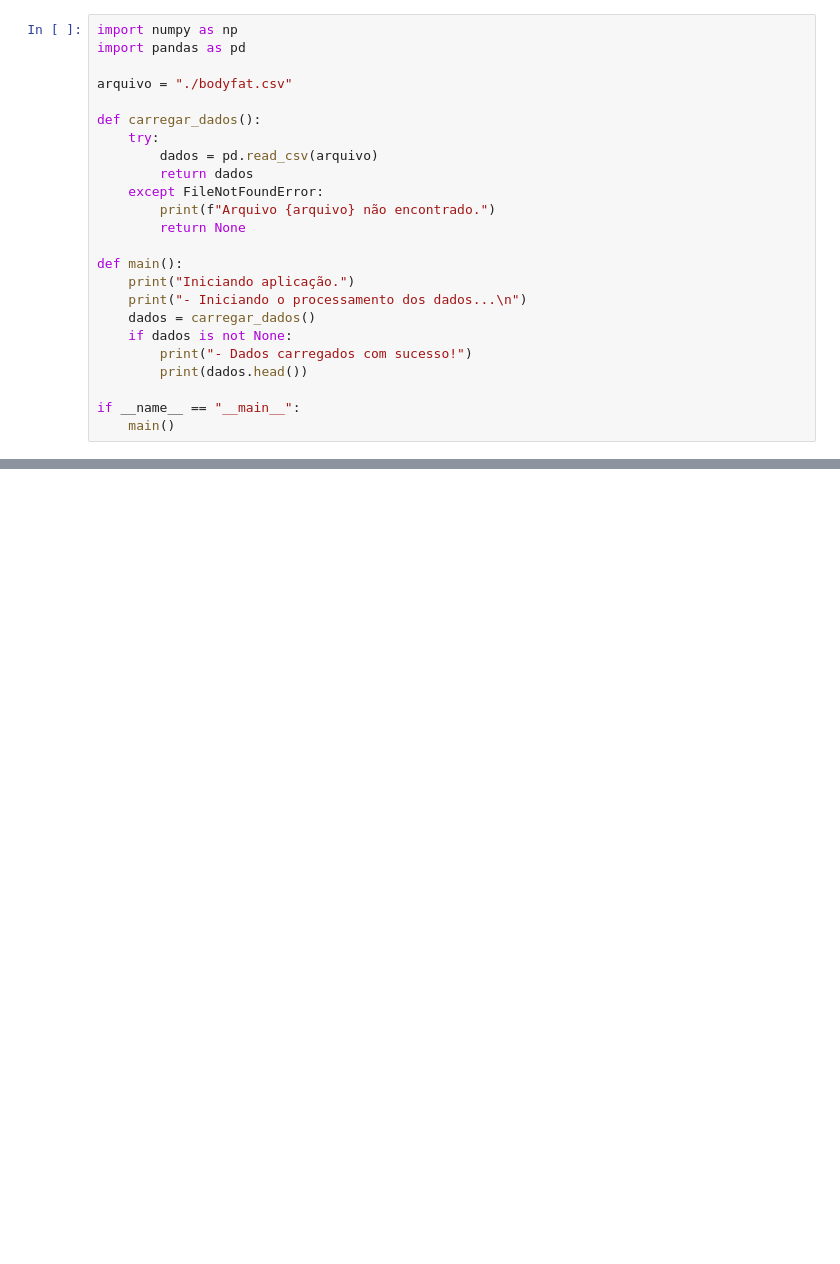
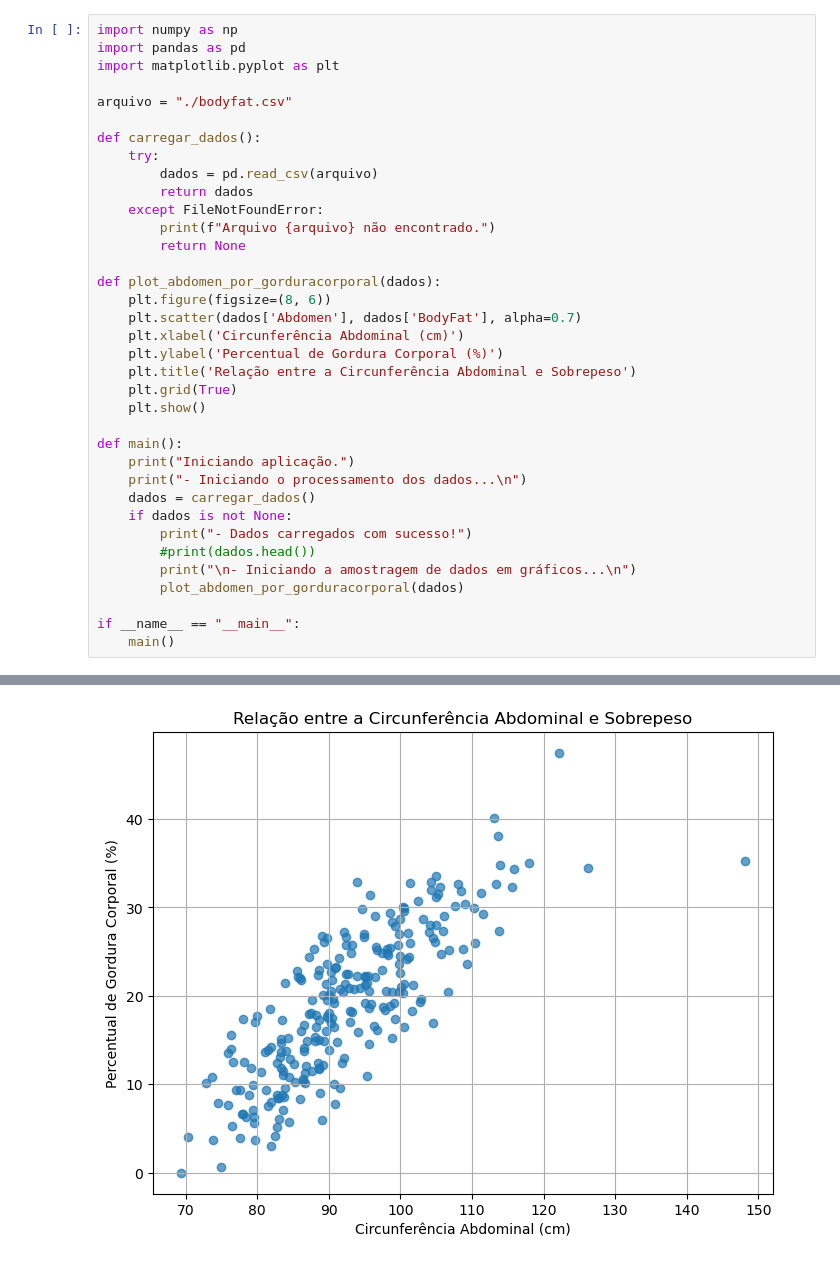
Before and after one commit to eduardoschettini/CV_Desafio_Final_Estatistica, a Jupyter notebook: desafio_final.ipynb, the cells around one changed output, grey strips where cells are left out. Saved outputs shown, nothing was run; the diff lists cells and outputs as text; blank space fills up the shorter version.

Commit message:
Criei uma relação entre tamanho do abdomen e gordura corporal

```diff
--- a/desafio_final.ipynb
+++ b/desafio_final.ipynb
@@ -1,6 +1,7 @@
 # %%
 import numpy as np
 import pandas as pd
+import matplotlib.pyplot as plt
 
 arquivo = "./bodyfat.csv"
 
@@ -12,13 +13,24 @@ def carregar_dados():
         print(f"Arquivo {arquivo} não encontrado.")
         return None
 
+def plot_abdomen_por_gorduracorporal(dados):
+    plt.figure(figsize=(8, 6))
+    plt.scatter(dados['Abdomen'], dados['BodyFat'], alpha=0.7)
+    plt.xlabel('Circunferência Abdominal (cm)')
+    plt.ylabel('Percentual de Gordura Corporal (%)')
+    plt.title('Relação entre a Circunferência Abdominal e Sobrepeso')
+    plt.grid(True)
+    plt.show()
+
 def main():
     print("Iniciando aplicação.")
     print("- Iniciando o processamento dos dados...\n")
     dados = carregar_dados()
     if dados is not None:
         print("- Dados carregados com sucesso!")
-        print(dados.head())
+        #print(dados.head())
+        print("\n- Iniciando a amostragem de dados em gráficos...\n")
+        plot_abdomen_por_gorduracorporal(dados)
 
 if __name__ == "__main__":
     main()
@@ -40,0 +57 @@ Dados carregados com sucesso!
+[figure, added]
```
Also changed, not shown: parts of 1 cell of this notebook.
